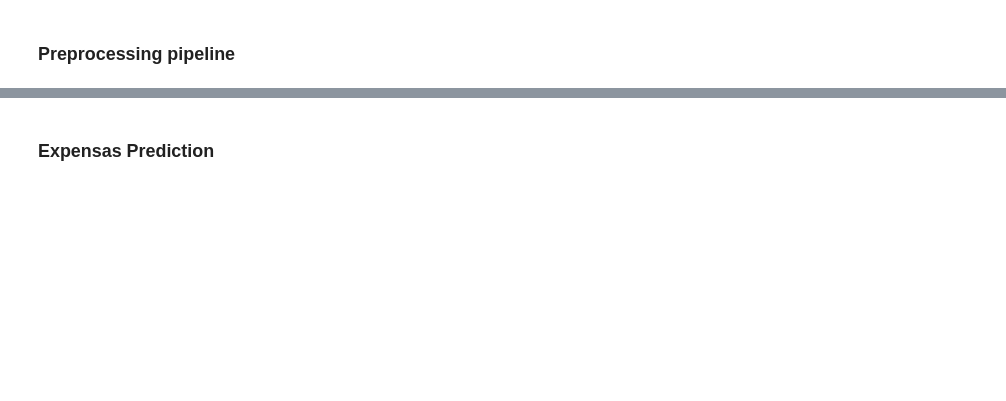
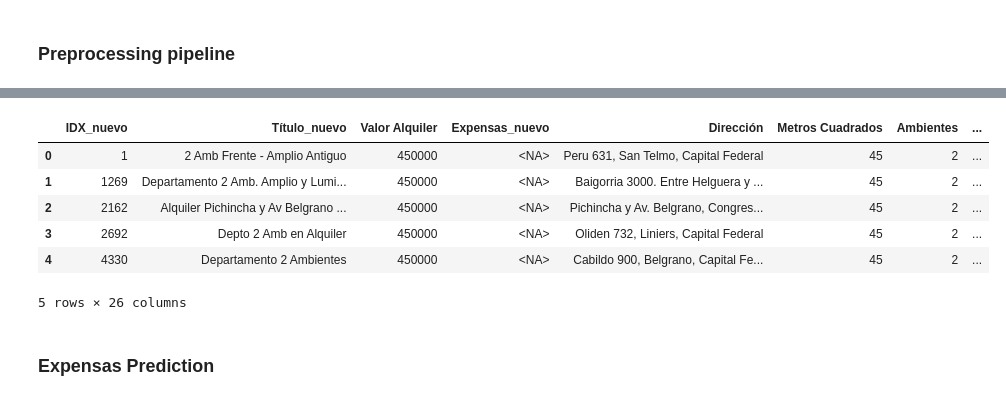
Before and after one commit to Felimartinez1/Departamentos-Buenos-Aires, a Jupyter notebook: notebooks/zonaprop_ETL.ipynb, the cells around one changed output, grey strips where cells are left out. Saved outputs shown, nothing was run; the diff lists cells and outputs as text; code cells hidden in the pictures; blank space fills up the shorter version.

```diff
--- a/notebooks/zonaprop_ETL.ipynb
+++ b/notebooks/zonaprop_ETL.ipynb
@@ -545,3 +623,13 @@ Name: count, dtype: int64
+# %%
+coincidencias_sin_barrio_dedupe.head(5)
+# %% [output]
+|  | IDX_nuevo | Título_nuevo | Valor Alquiler | Expensas_nuevo | Dirección | Metros Cuadrados | Ambientes | ... |
+| 0 | 1 | 2 Amb Frente - Amplio Antiguo | 450000 | <NA> | Peru 631, San Telmo, Capital Federal | 45 | 2 | ... |
+| 1 | 1269 | Departamento 2 Amb. Amplio y Lumi... | 450000 | <NA> | Baigorria 3000. Entre Helguera y ... | 45 | 2 | ... |
+| 2 | 2162 | Alquiler Pichincha y Av Belgrano ... | 450000 | <NA> | Pichincha y Av. Belgrano, Congres... | 45 | 2 | ... |
+| 3 | 2692 | Depto 2 Amb en Alquiler | 450000 | <NA> | Oliden 732, Liniers, Capital Federal | 45 | 2 | ... |
+| 4 | 4330 | Departamento 2 Ambientes | 450000 | <NA> | Cabildo 900, Belgrano, Capital Fe... | 45 | 2 | ... |
+5 rows × 26 columns
 # %% [markdown]
 ### Expensas Prediction
 # %%
```
Also changed, not shown: parts of 21 cells of this notebook, 6 other files.
